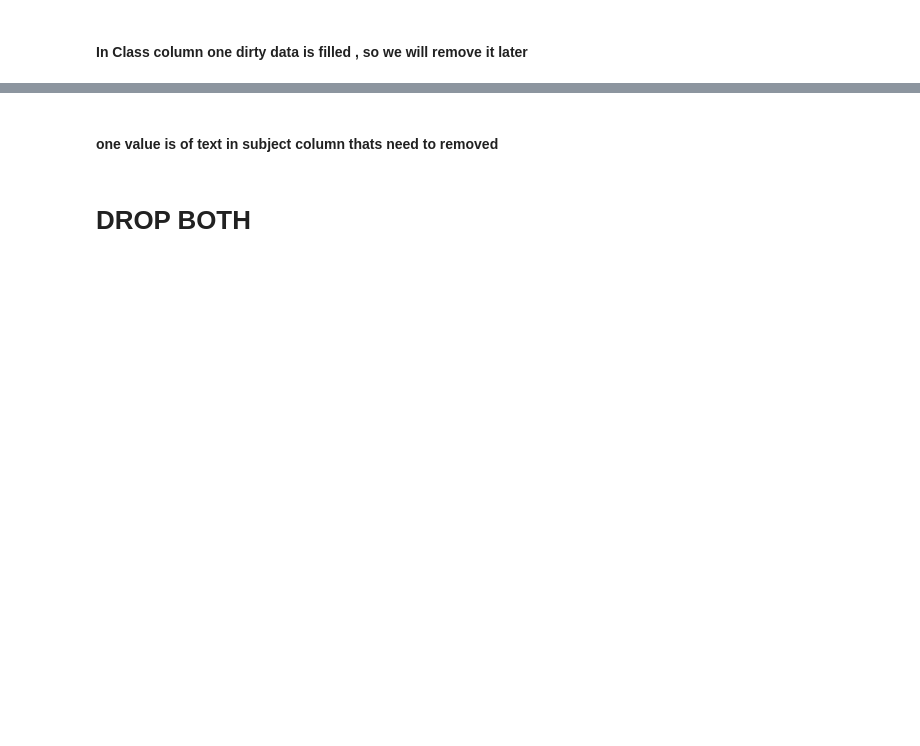
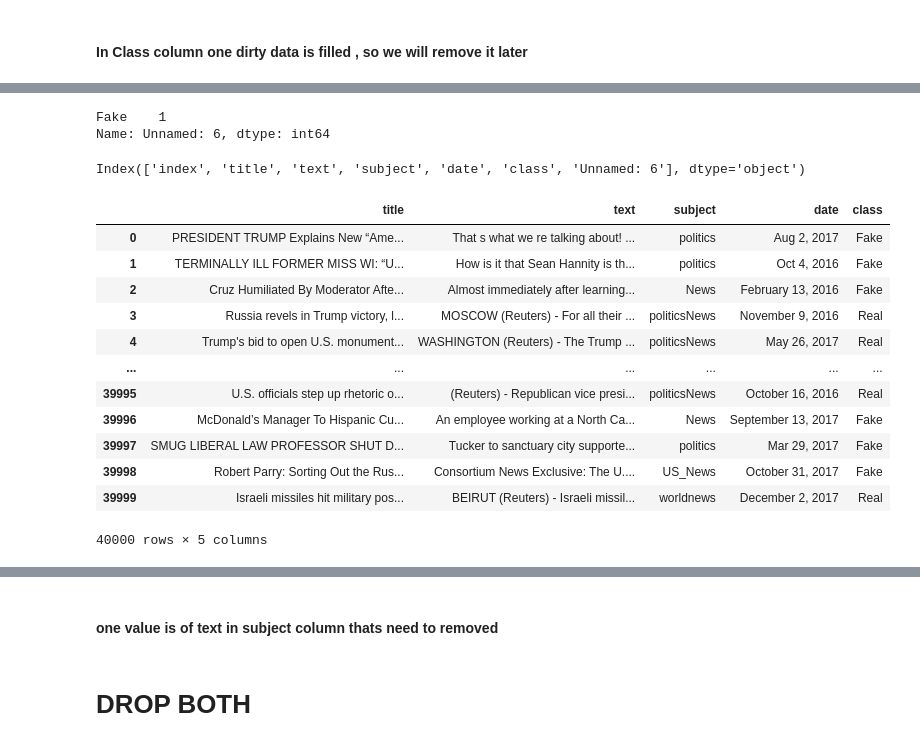
Before and after one commit to sanapple9631/datascienceprojects, a Jupyter notebook: NLP/Fake News/fake_news_detection/notebooks/fakenews2.ipynb, the cells around one changed output, grey strips where cells are left out. Drawn from its saved outputs; the diff is of its cells as text; code cells hidden in the pictures; blank space fills up the shorter version.

```diff
--- a/NLP/Fake News/fake_news_detection/notebooks/fakenews2.ipynb
+++ b/NLP/Fake News/fake_news_detection/notebooks/fakenews2.ipynb
@@ -216,3 +225,31 @@ NameError: name 'dups_classss' is not defined
+# %%
+#data seems shifted
+df['Unnamed: 6'].value_counts()
+# %% [output]
+Fake    1
+Name: Unnamed: 6, dtype: int64
+# %%
+df.columns
+# %% [output]
+Index(['index', 'title', 'text', 'subject', 'date', 'class', 'Unnamed: 6'], dtype='object')
+# %%
+df.drop(columns=['index', 'Unnamed: 6'], inplace=True)
+# %%
+df
+# %% [output]
+|  | title | text | subject | date | class |
+| 0 | PRESIDENT TRUMP Explains New “Ame... | That s what we re talking about! ... | politics | Aug 2, 2017 | Fake |
+| 1 | TERMINALLY ILL FORMER MISS WI: “U... | How is it that Sean Hannity is th... | politics | Oct 4, 2016 | Fake |
+| 2 | Cruz Humiliated By Moderator Afte... | Almost immediately after learning... | News | February 13, 2016 | Fake |
+| 3 | Russia revels in Trump victory, l... | MOSCOW (Reuters) - For all their ... | politicsNews | November 9, 2016 | Real |
+| 4 | Trump's bid to open U.S. monument... | WASHINGTON (Reuters) - The Trump ... | politicsNews | May 26, 2017 | Real |
+| ... | ... | ... | ... | ... | ... |
+| 39995 | U.S. officials step up rhetoric o... | (Reuters) - Republican vice presi... | politicsNews | October 16, 2016 | Real |
+| 39996 | McDonald’s Manager To Hispanic Cu... | An employee working at a North Ca... | News | September 13, 2017 | Fake |
+| 39997 | SMUG LIBERAL LAW PROFESSOR SHUT D... | Tucker to sanctuary city supporte... | politics | Mar 29, 2017 | Fake |
+| 39998 | Robert Parry: Sorting Out the Rus... | Consortium News Exclusive: The U.... | US_News | October 31, 2017 | Fake |
+| 39999 | Israeli missiles hit military pos... | BEIRUT (Reuters) - Israeli missil... | worldnews | December 2, 2017 | Real |
+40000 rows × 5 columns
 # %%
 dups_sub = df.pivot_table(index = ['subject'], aggfunc ='size')
 dups_sub
```
Also changed, not shown: parts of 5 cells of this notebook, 5 other files.
